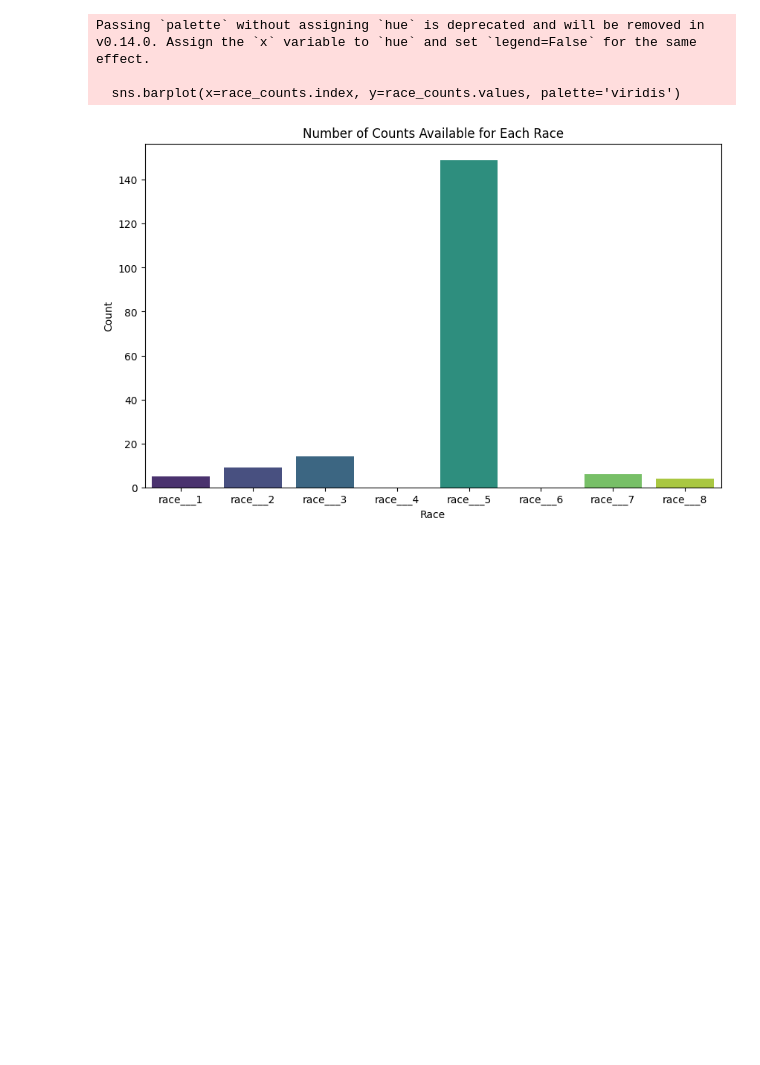
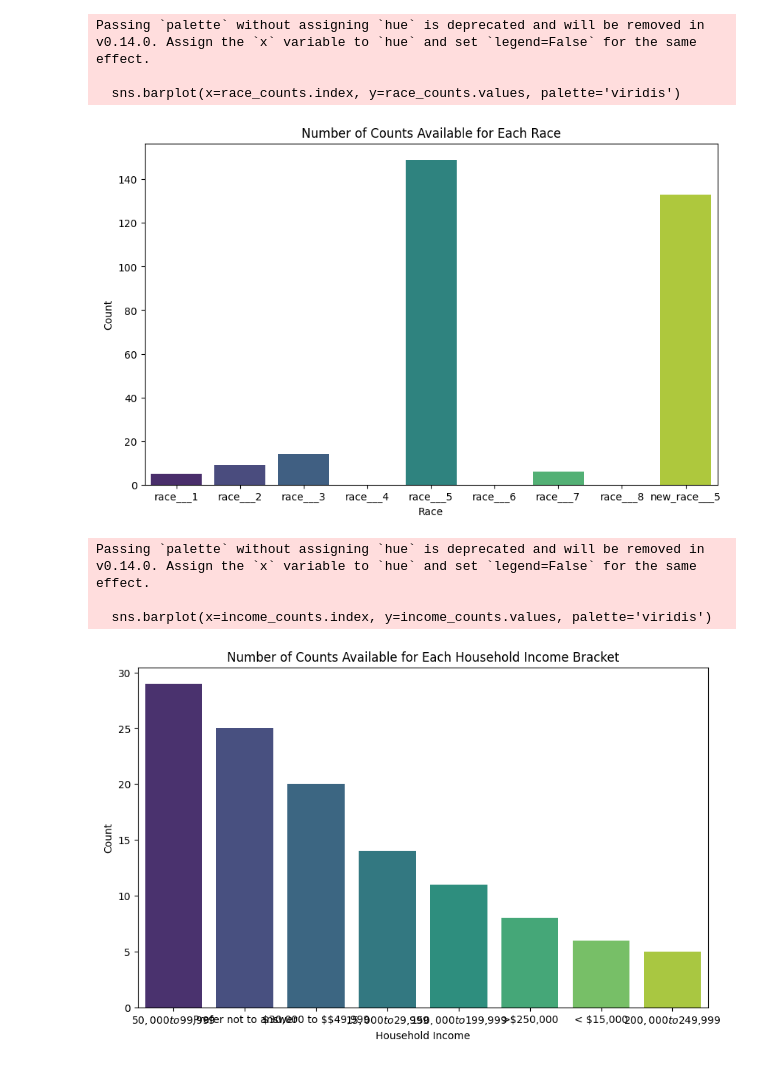
Before and after one commit to ArtKrutsko/B2AI-Project3, a Jupyter notebook: Initial race.ipynb, the cells around one changed output. Drawn from its saved outputs; the diff is of its cells as text; code cells hidden in the pictures; blank space fills up the shorter version.

```diff
--- a/Initial race.ipynb
+++ b/Initial race.ipynb
@@ -14,20 +14,47 @@ path = "C:/Users/shrra/Downloads/2024-06-25T13-17_export.csv"
 datafram =pd.read_csv(path)
 # %%
 
-race_columns = ['race___1', 'race___2', 'race___3', 'race___4', 'race___5','race___6', 'race___7','race___8']
 
 
+def determine_new_race_5(row):
+    if row['race___5'] and row['ethnicity'] == "Hispanic or Latino":
+        return False
+    else:
+        return row['race___5']
+
+# Apply the function to create the new column
+datafram['new_race___5'] = datafram.apply(determine_new_race_5, axis=1)
+
+# Remove rows where race___5 is false and race___8 is true
+datafram = datafram[~((datafram['race___5'] == False) & (datafram['race___8'] == True))]
+
+race_columns = ['race___1', 'race___2', 'race___3', 'race___4', 'race___5','race___6', 'race___7','race___8','new_race___5']
 race_counts = datafram[race_columns].sum()
 plt.figure(figsize=(10, 6))
 sns.barplot(x=race_counts.index, y=race_counts.values, palette='viridis')
 plt.xlabel('Race')
 plt.ylabel('Count')
 plt.title('Number of Counts Available for Each Race')
 plt.show()
+
+
+income_counts = datafram['household_income_usa'].value_counts()
+
+# Plotting the counts
+plt.figure(figsize=(10, 6))
+sns.barplot(x=income_counts.index, y=income_counts.values, palette='viridis')
+plt.xlabel('Household Income')
+plt.ylabel('Count')
+plt.title('Number of Counts Available for Each Household Income Bracket')
+plt.show()
 # %% [output]
 Passing `palette` without assigning `hue` is deprecated and will be removed in v0.14.0. Assign the `x` variable to `hue` and set `legend=False` for the same effect.
 
   sns.barplot(x=race_counts.index, y=race_counts.values, palette='viridis')
-[figure, old version]
+[figure, new version]
+Passing `palette` without assigning `hue` is deprecated and will be removed in v0.14.0. Assign the `x` variable to `hue` and set `legend=False` for the same effect.
+
+  sns.barplot(x=income_counts.index, y=income_counts.values, palette='viridis')
+[figure, added]
 # %%
 
```
Also changed, not shown: parts of 9 cells of this notebook.
